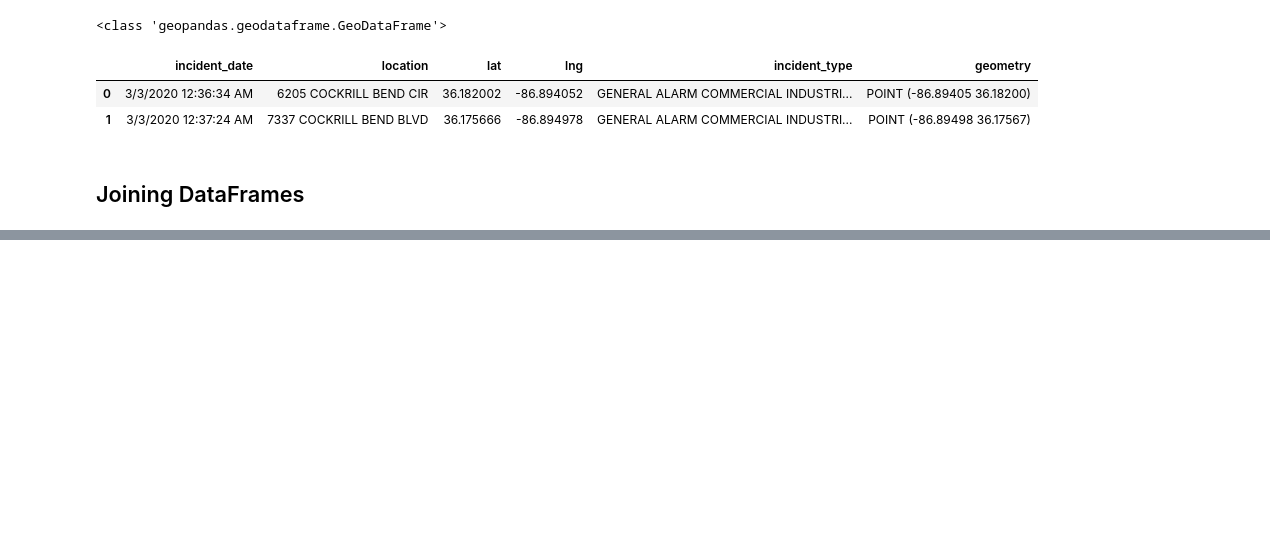
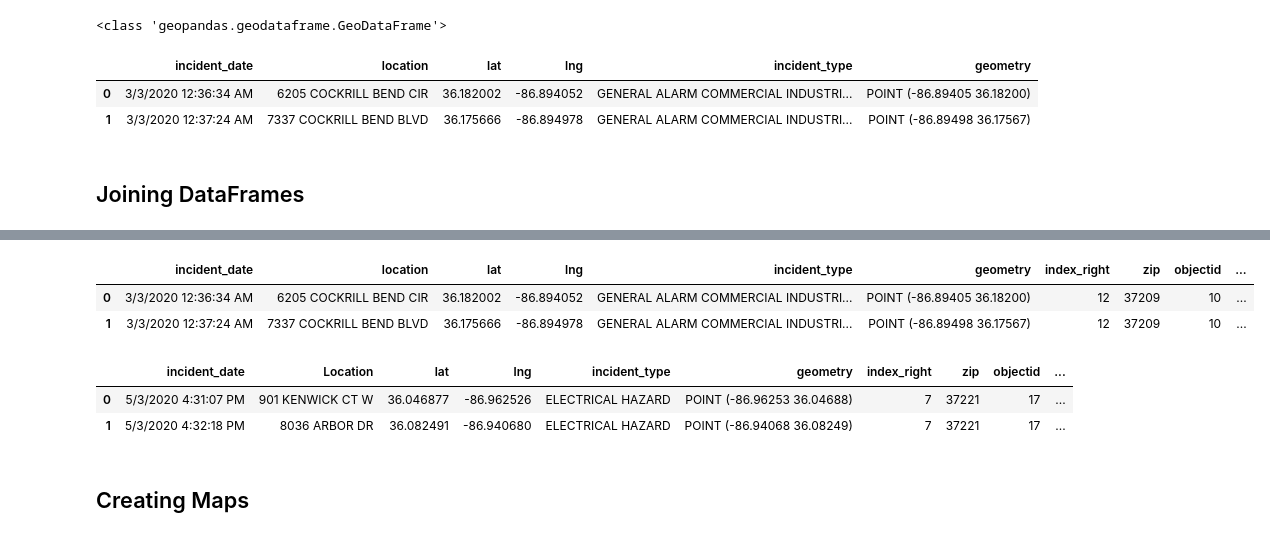
Before and after one commit to MrBardot/NSS-DDA2-metro-nashville-emergency, a Jupyter notebook: Metro_Emergency_Project.ipynb, the cells around one changed output, grey strips where cells are left out. Cells and saved outputs as stored; diff of their text form; code cells hidden in the pictures; blank space fills up the shorter version.

```diff
--- a/Metro_Emergency_Project.ipynb
+++ b/Metro_Emergency_Project.ipynb
@@ -138,0 +153,16 @@ cad_tor_geo.head(2)
+# %%
+cadtor_zip = gpd.sjoin(cad_tor_geo, zipcodes, op = 'within')
+cadtor_zip.head(2)
+# %% [output]
+|  | incident_date | location | lat | lng | incident_type | geometry | index_right | zip | objectid | ... |
+| 0 | 3/3/2020 12:36:34 AM | 6205 COCKRILL BEND CIR | 36.182002 | -86.894052 | GENERAL ALARM COMMERCIAL INDUSTRI... | POINT (-86.89405 36.18200) | 12 | 37209 | 10 | ... |
+| 1 | 3/3/2020 12:37:24 AM | 7337 COCKRILL BEND BLVD | 36.175666 | -86.894978 | GENERAL ALARM COMMERCIAL INDUSTRI... | POINT (-86.89498 36.17567) | 12 | 37209 | 10 | ... |
+# %%
+cadder_zip = gpd.sjoin(cad_der_geo, zipcodes, op = 'within')
+cadder_zip.head(2)
+# %% [output]
+|  | incident_date | Location | lat | lng | incident_type | geometry | index_right | zip | objectid | ... |
+| 0 | 5/3/2020 4:31:07 PM | 901 KENWICK CT W | 36.046877 | -86.962526 | ELECTRICAL HAZARD | POINT (-86.96253 36.04688) | 7 | 37221 | 17 | ... |
+| 1 | 5/3/2020 4:32:18 PM | 8036 ARBOR DR | 36.082491 | -86.940680 | ELECTRICAL HAZARD | POINT (-86.94068 36.08249) | 7 | 37221 | 17 | ... |
+# %% [markdown]
+## Creating Maps
```
Also changed, not shown: parts of 2 cells of this notebook.
